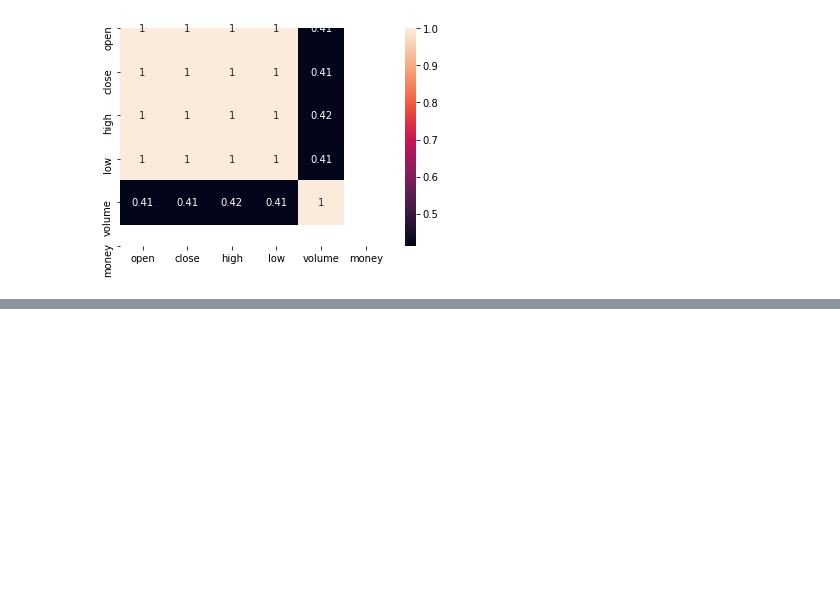
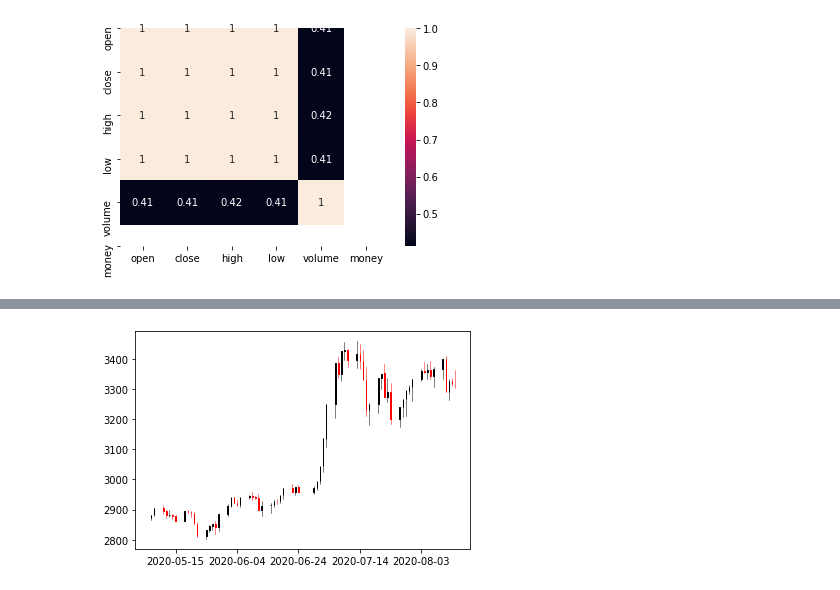
Before and after one commit to crash286/shujukeshihua, a Jupyter notebook: mazhen's work/SoftwareEngineeringCamp11111.ipynb, the cells around one changed output, grey strips where cells are left out. Saved outputs shown, nothing was run; the diff lists cells and outputs as text; code cells hidden in the pictures; blank space fills up the shorter version.

```diff
--- a/mazhen's work/SoftwareEngineeringCamp11111.ipynb
+++ b/mazhen's work/SoftwareEngineeringCamp11111.ipynb
@@ -90,0 +136,20 @@ sns.heatmap(correlation, annot=True)
+# %%
+Open = data_['open'][0::240].reset_index().drop(columns='index')
+Close = data_['close'][239::240].reset_index().drop(columns='index')
+# %%
+High = data_[['high', 'date']].groupby('date').max().reset_index()
+Low = data_[['low', 'date']].groupby('date').min().reset_index()
+Dates = High['date']
+# %%
+plot_dates = []
+for Date in Dates:
+    plot_date = datetime.datetime.strptime(Date, date_format)  # 先把日期格式转回datetime.datetime以满足date2num()的类型要求
+    plot_dates.append(date2num(plot_date))
+# %%
+plot_mat = pd.DataFrame()
+plot_mat['time'] = plot_dates
+plot_mat['open'] = Open
+plot_mat['close'] = Close
+plot_mat['high'] = High['high']
+plot_mat['low'] = Low['low']
+plot_mat.head()
@@ -90,0 +163,7 @@ sns.heatmap(correlation, annot=True)
+# %%
+fig, ax = plt.subplots()
+candlestick_ochl(ax, plot_mat.values)
+ax.xaxis.set_major_formatter(mdates.DateFormatter('%Y-%m-%d'))
+plt.show()
+# %% [output]
+[figure, added]
```
Also changed, not shown: parts of 18 cells of this notebook, 1 other file.
